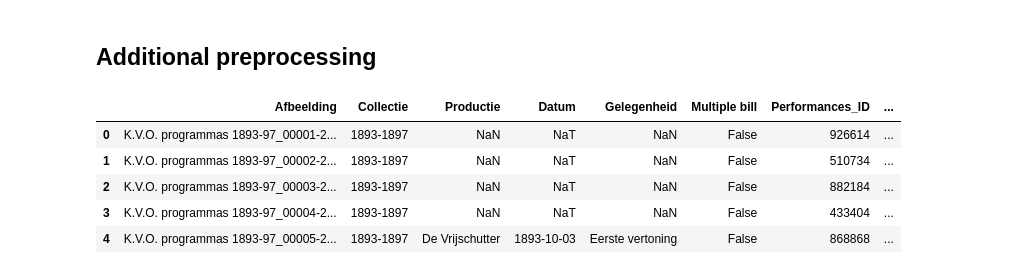
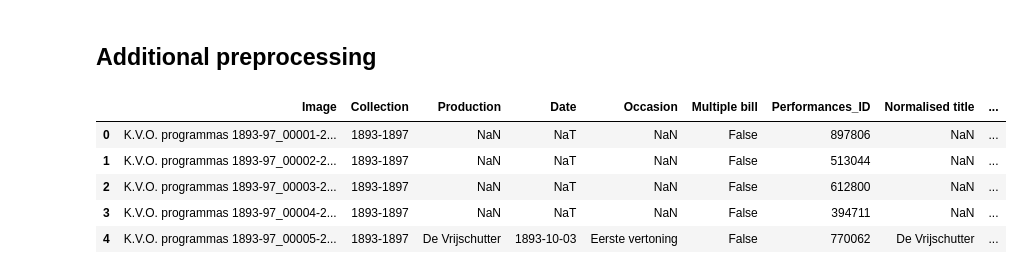
Before and after one commit to MonaDT/OPERA, a Jupyter notebook: notebooks/DF_cleaner.ipynb, the cells around one changed output. Cells and saved outputs as stored; diff of their text form; code cells hidden in the pictures.

```diff
--- a/notebooks/DF_cleaner.ipynb
+++ b/notebooks/DF_cleaner.ipynb
@@ -41,7 +46,7 @@ df['Performances_ID'] = random.sample(range(100000, 999999), df.shape[0])
 # Cells that include a '+' , i.e. a multiple bill are split so that each row only contains one wok.
 # Through the Performance_ID we can keep track of those performances that were performed as a multiple bill.
 
-df = df.assign(Productie=df.Productie.str.split("+")).explode('Productie')
+df = df.assign(Production=df.Production.str.split("+")).explode('Production')
 df = df.reset_index(drop=True)
 df.head()
 # %% [output]
@@ -139,7 +144,13 @@ Tannhauser
 Madame Butterfly
 # %%
 #Function is now applied to the entire dataset. The normalised spelling is gathered in a new column called 'Genormaliseerde titel'.
-df['Genormaliseerde titel'] = df['Productie'].apply(clean_titles)
+df['Normalised title'] = df['Production'].apply(clean_titles)
+# %%
+for column in df.columns:
+    try:
+        df[column] = df[column].str.strip()
+    except AttributeError:
+        continue
 # %% [markdown]
 ## Add metadata
 # %% [markdown]
@@ -263,10 +274,10 @@ lyrisch drama
 # %%
 #add the metadata as new columns in the dataframe.
 
-df['Oorspronkelijke taal'] = df['Genormaliseerde titel'].apply(add_taal)
-df['Componist'] = df['Genormaliseerde titel'].apply(add_composer)
-df['Oorspronkelijke première'] = df['Genormaliseerde titel'].apply(add_premiere)
-df['Oorspronkelijke titel'] = df['Genormaliseerde titel'].apply(add_oortitel)
-df['genre'] = df['Genormaliseerde titel'].apply(add_genre)
+df['Original language'] = df['Normalised title'].apply(add_taal)
+df['Composer'] = df['Normalised title'].apply(add_composer)
+df['Original premiere'] = df['Normalised title'].apply(add_premiere)
+df['Original title'] = df['Normalised title'].apply(add_oortitel)
+df['genre'] = df['Normalised title'].apply(add_genre)
 df.sample(5)
 # %% [output]
@@ -279,14 +290,14 @@ df.sample(5)
 # %% [markdown]
 ## Additional preprocessing
 # %%
-#de kolom 'Datum' wordt omgezet naar datetime type.
+#Convert the Date column to datetime
 
-df['Datum'] = pd.to_datetime(df['Datum'], dayfirst=True, errors='coerce')
+df['Date'] = pd.to_datetime(df['Date'], dayfirst=True, errors='coerce')
 df.head()
 # %% [output]
-|  | Afbeelding | Collectie | Productie | Datum | Gelegenheid | Multiple bill | Performances_ID | ... |
-| 0 | K.V.O. programmas 1893-97_00001-2... | 1893-1897 | NaN | NaT | NaN | False | 926614 | ... |
-| 1 | K.V.O. programmas 1893-97_00002-2... | 1893-1897 | NaN | NaT | NaN | False | 510734 | ... |
-| 2 | K.V.O. programmas 1893-97_00003-2... | 1893-1897 | NaN | NaT | NaN | False | 882184 | ... |
-| 3 | K.V.O. programmas 1893-97_00004-2... | 1893-1897 | NaN | NaT | NaN | False | 433404 | ... |
-| 4 | K.V.O. programmas 1893-97_00005-2... | 1893-1897 | De Vrijschutter | 1893-10-03 | Eerste vertoning | False | 868868 | ... |
+|  | Image | Collection | Production | Date | Occasion | Multiple bill | Performances_ID | Normalised title | ... |
+| 0 | K.V.O. programmas 1893-97_00001-2... | 1893-1897 | NaN | NaT | NaN | False | 897806 | NaN | ... |
+| 1 | K.V.O. programmas 1893-97_00002-2... | 1893-1897 | NaN | NaT | NaN | False | 513044 | NaN | ... |
+| 2 | K.V.O. programmas 1893-97_00003-2... | 1893-1897 | NaN | NaT | NaN | False | 612800 | NaN | ... |
+| 3 | K.V.O. programmas 1893-97_00004-2... | 1893-1897 | NaN | NaT | NaN | False | 394711 | NaN | ... |
+| 4 | K.V.O. programmas 1893-97_00005-2... | 1893-1897 | De Vrijschutter | 1893-10-03 | Eerste vertoning | False | 770062 | De Vrijschutter | ... |
```
Also changed, not shown: parts of 11 cells of this notebook, 8 other files.
